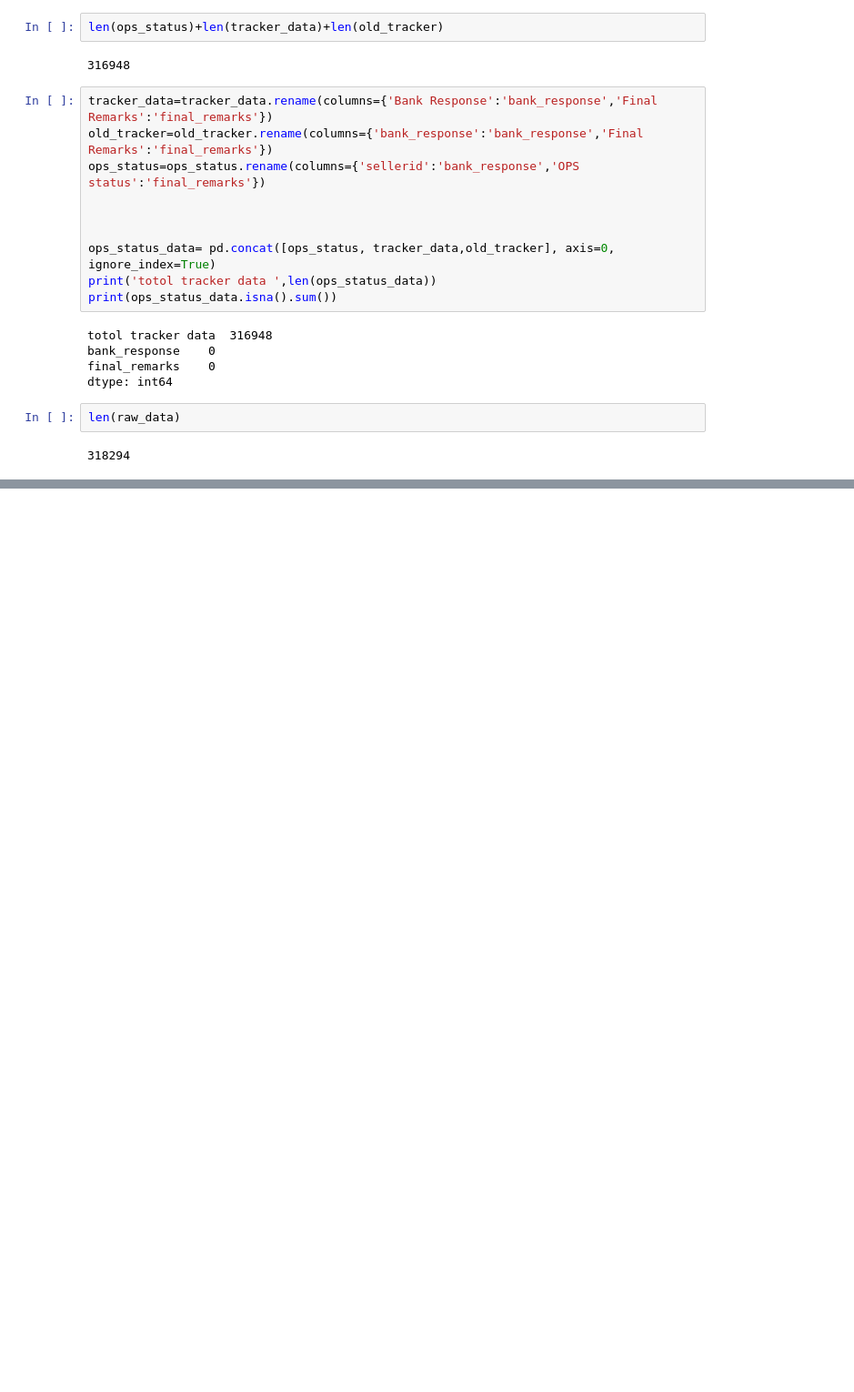
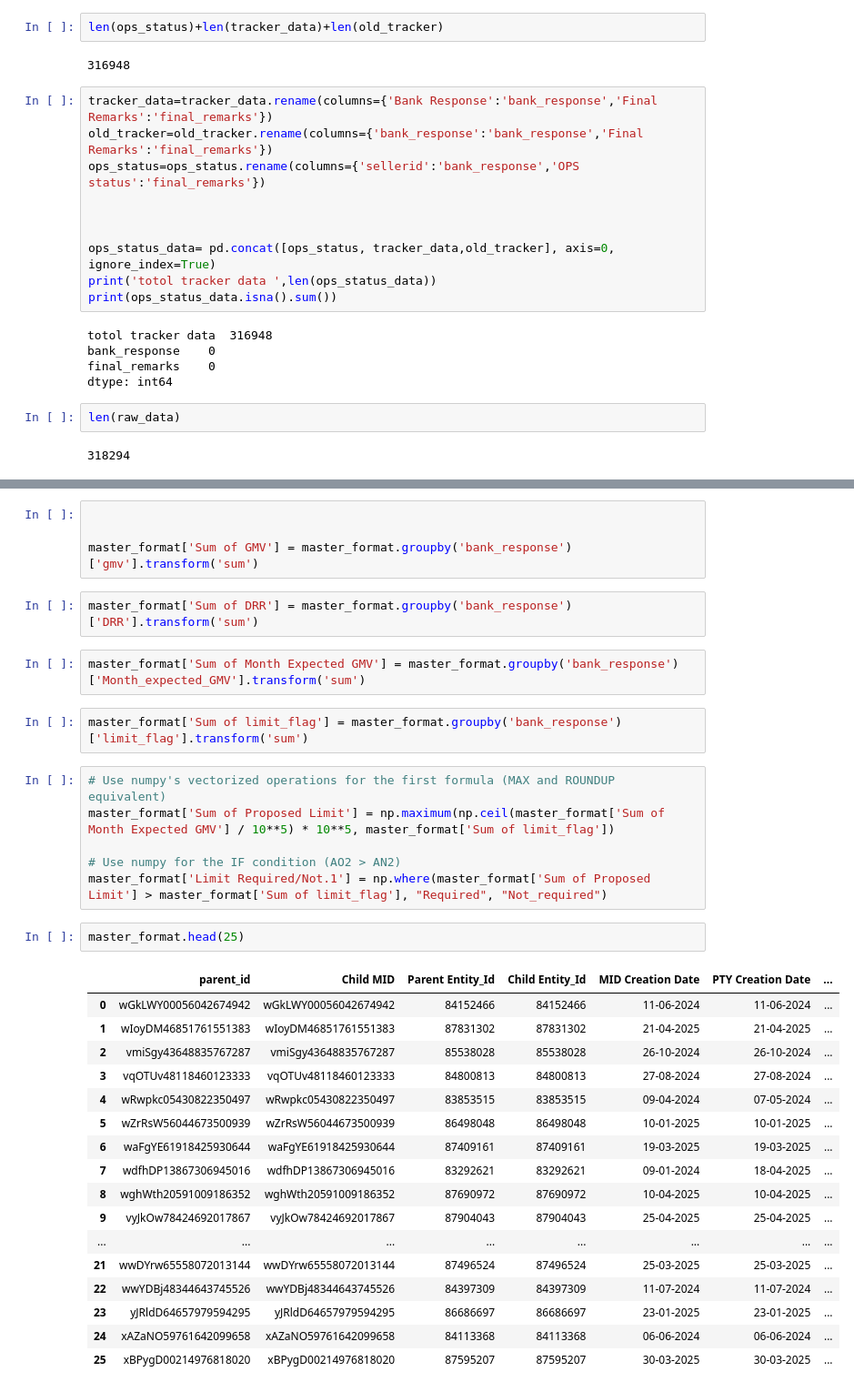
Before and after one commit to avnishpaytm/edd_code, a Jupyter notebook: edd_code.ipynb, the cells around one changed output, grey strips where cells are left out. Shown: that part at 91% size. Cells and saved outputs as stored; diff of their text form; blank space fills up the shorter version.

```diff
--- a/edd_code.ipynb
+++ b/edd_code.ipynb
@@ -149,0 +211,36 @@ gst_data.head(3)
+# %%
+
+
+master_format['Sum of GMV'] = master_format.groupby('bank_response')['gmv'].transform('sum')
+# %%
+master_format['Sum of DRR'] = master_format.groupby('bank_response')['DRR'].transform('sum')
+# %%
+master_format['Sum of Month Expected GMV'] = master_format.groupby('bank_response')['Month_expected_GMV'].transform('sum')
+# %%
+master_format['Sum of limit_flag'] = master_format.groupby('bank_response')['limit_flag'].transform('sum')
+# %%
+# Use numpy's vectorized operations for the first formula (MAX and ROUNDUP equivalent)
+master_format['Sum of Proposed Limit'] = np.maximum(np.ceil(master_format['Sum of Month Expected GMV'] / 10**5) * 10**5, master_format['Sum of limit_flag'])
+
+# Use numpy for the IF condition (AO2 > AN2)
+master_format['Limit Required/Not.1'] = np.where(master_format['Sum of Proposed Limit'] > master_format['Sum of limit_flag'], "Required", "Not_required")
+# %%
+master_format.head(25)
+# %% [output]
+|  | parent_id | Child MID | Parent Entity_Id | Child Entity_Id | MID Creation Date | PTY Creation Date | ... |
+| 0 | wGkLWY00056042674942 | wGkLWY00056042674942 | 84152466 | 84152466 | 11-06-2024 | 11-06-2024 | ... |
+| 1 | wIoyDM46851761551383 | wIoyDM46851761551383 | 87831302 | 87831302 | 21-04-2025 | 21-04-2025 | ... |
+| 2 | vmiSgy43648835767287 | vmiSgy43648835767287 | 85538028 | 85538028 | 26-10-2024 | 26-10-2024 | ... |
+| 3 | vqOTUv48118460123333 | vqOTUv48118460123333 | 84800813 | 84800813 | 27-08-2024 | 27-08-2024 | ... |
+| 4 | wRwpkc05430822350497 | wRwpkc05430822350497 | 83853515 | 83853515 | 09-04-2024 | 07-05-2024 | ... |
+| 5 | wZrRsW56044673500939 | wZrRsW56044673500939 | 86498048 | 86498048 | 10-01-2025 | 10-01-2025 | ... |
+| 6 | waFgYE61918425930644 | waFgYE61918425930644 | 87409161 | 87409161 | 19-03-2025 | 19-03-2025 | ... |
+| 7 | wdfhDP13867306945016 | wdfhDP13867306945016 | 83292621 | 83292621 | 09-01-2024 | 18-04-2025 | ... |
+| 8 | wghWth20591009186352 | wghWth20591009186352 | 87690972 | 87690972 | 10-04-2025 | 10-04-2025 | ... |
+| 9 | vyJkOw78424692017867 | vyJkOw78424692017867 | 87904043 | 87904043 | 25-04-2025 | 25-04-2025 | ... |
+| ... | ... | ... | ... | ... | ... | ... | ... |
+| 21 | wwDYrw65558072013144 | wwDYrw65558072013144 | 87496524 | 87496524 | 25-03-2025 | 25-03-2025 | ... |
+| 22 | wwYDBj48344643745526 | wwYDBj48344643745526 | 84397309 | 84397309 | 11-07-2024 | 11-07-2024 | ... |
+| 23 | yJRldD64657979594295 | yJRldD64657979594295 | 86686697 | 86686697 | 23-01-2025 | 23-01-2025 | ... |
+| 24 | xAZaNO59761642099658 | xAZaNO59761642099658 | 84113368 | 84113368 | 06-06-2024 | 06-06-2024 | ... |
+| 25 | xBPygD00214976818020 | xBPygD00214976818020 | 87595207 | 87595207 | 30-03-2025 | 30-03-2025 | ... |
```
Also changed, not shown: parts of 20 cells of this notebook.
